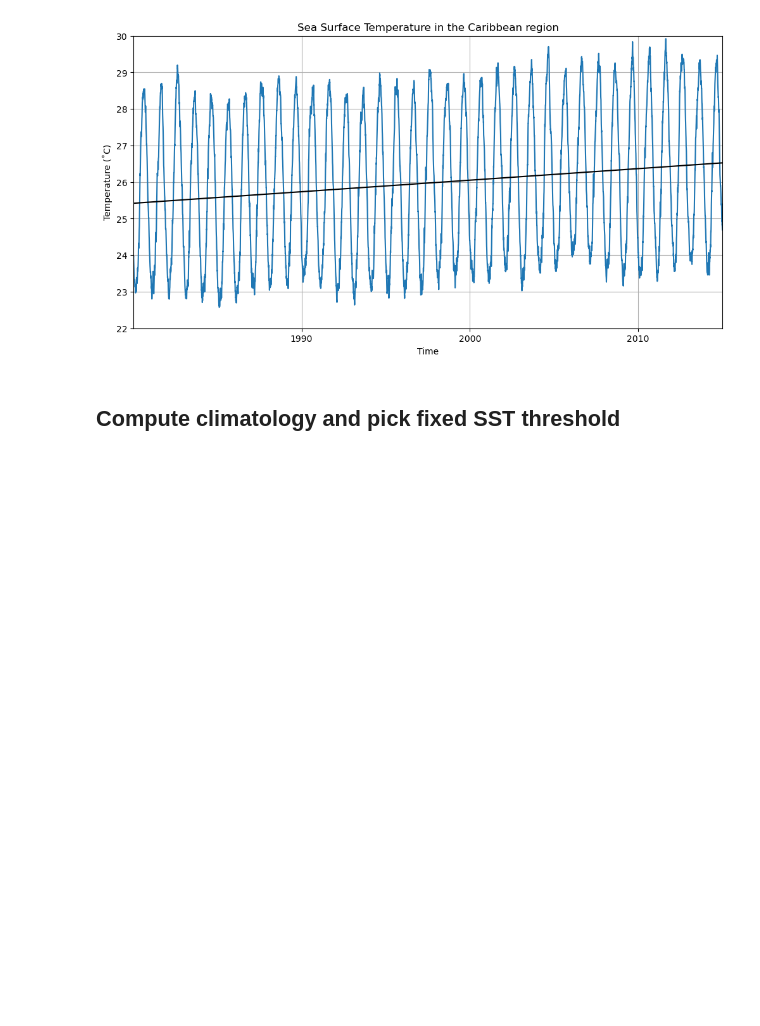
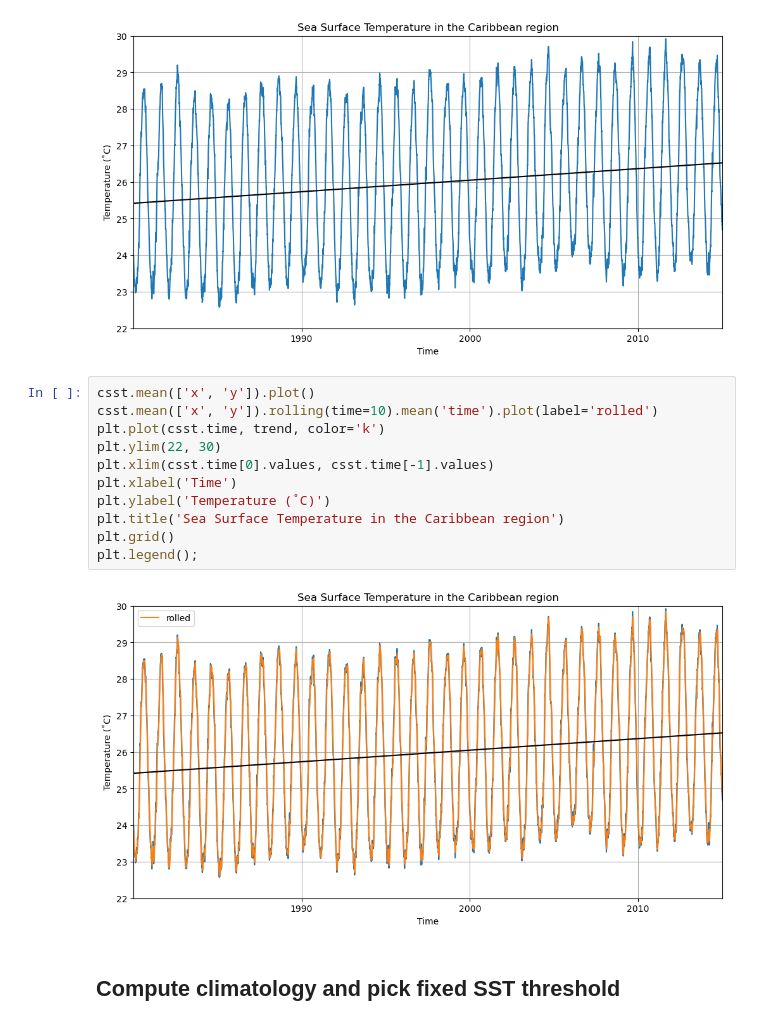
Before and after one commit to ProjectPythia/CFC-extreme-weather-cookbook, a Jupyter notebook: notebooks/cfc-ocean.ipynb, the cells around one changed output. Drawn from its saved outputs; the diff is of its cells as text; blank space fills up the shorter version.

```diff
--- a/notebooks/cfc-ocean.ipynb
+++ b/notebooks/cfc-ocean.ipynb
@@ -409,6 +466,19 @@ plt.title('Sea Surface Temperature in the Caribbean region')
 plt.grid();
 # %% [output]
 [figure]
+# %%
+csst.mean(['x', 'y']).plot()
+csst.mean(['x', 'y']).rolling(time=10).mean('time').plot(label='rolled')
+plt.plot(csst.time, trend, color='k')
+plt.ylim(22, 30)
+plt.xlim(csst.time[0].values, csst.time[-1].values)
+plt.xlabel('Time')
+plt.ylabel('Temperature (˚C)')
+plt.title('Sea Surface Temperature in the Caribbean region')
+plt.grid()
+plt.legend();
+# %% [output]
+[figure, added]
 # %% [markdown]
 ## Compute climatology and pick fixed SST threshold
 # %%
```
Also changed, not shown: parts of 31 cells of this notebook.
